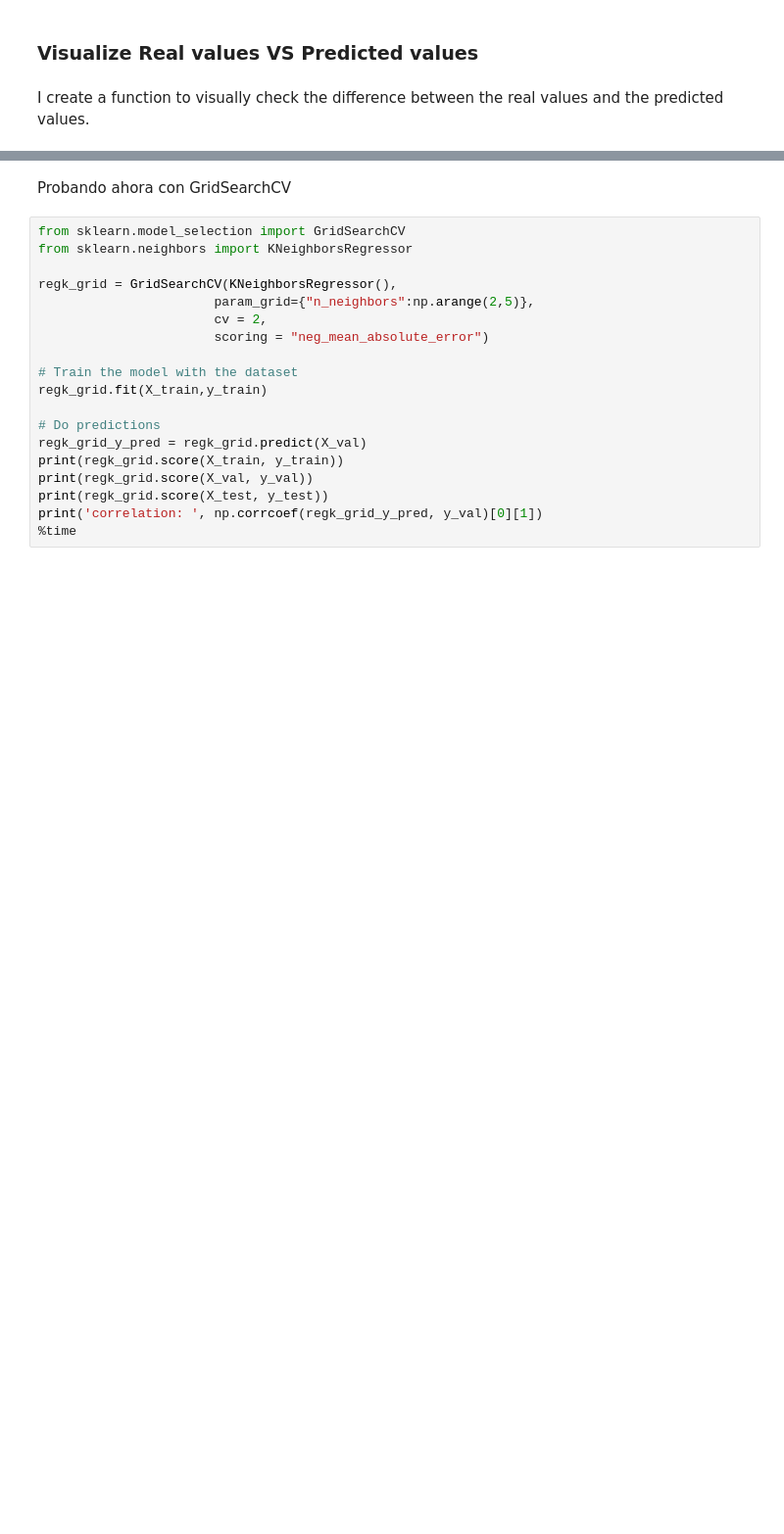
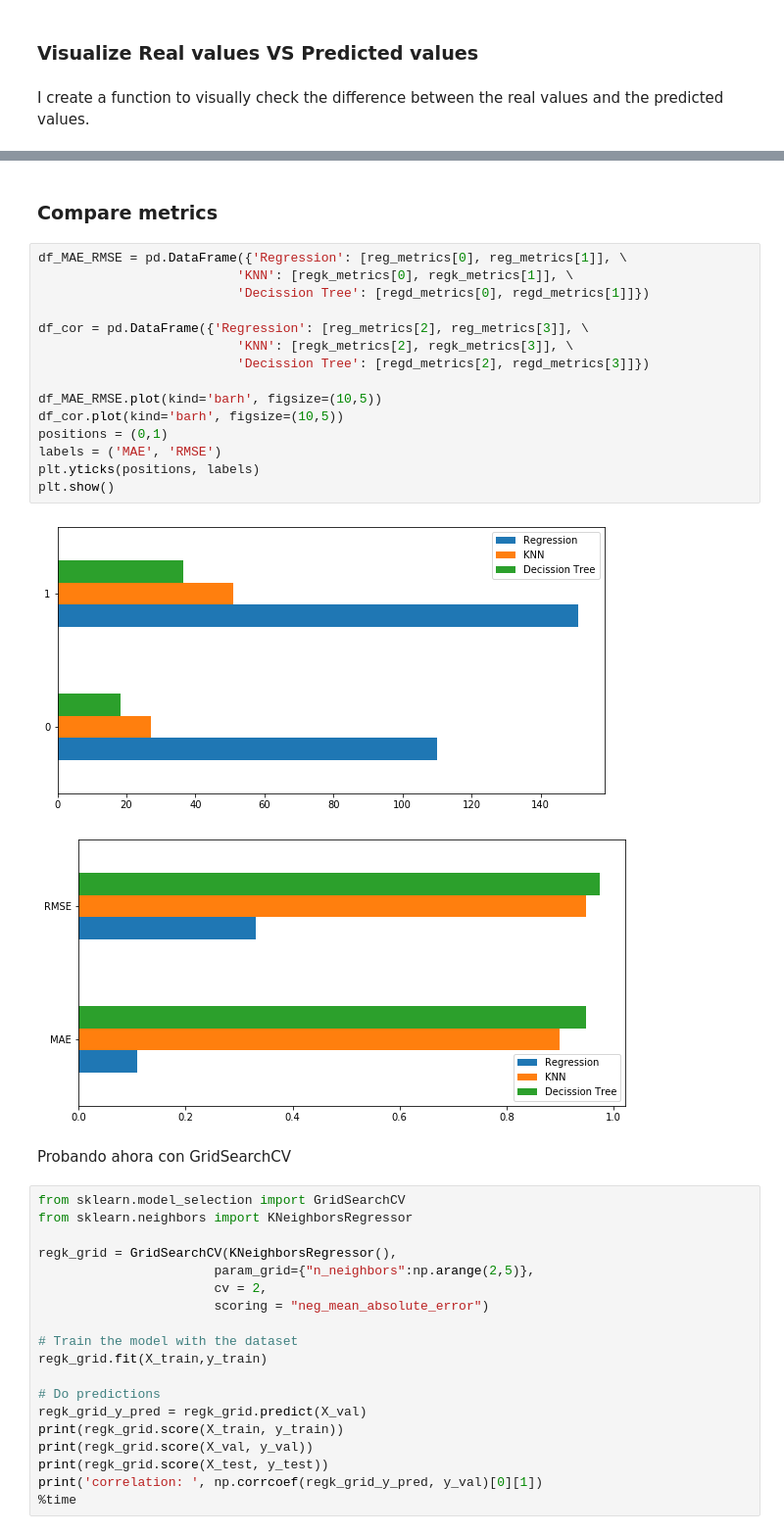
Before and after one commit to angelrps/MasterDataScience_FinalProject, a Jupyter notebook: notebooks/Modelling_01.ipynb, the cells around one changed output, grey strips where cells are left out. Shown at 98% size. Cells and saved outputs as stored; diff of their text form; blank space fills up the shorter version.

```diff
--- a/notebooks/Modelling_01.ipynb
+++ b/notebooks/Modelling_01.ipynb
@@ -324,3 +289,23 @@ ttt.head()
+# %% [markdown]
+### Compare metrics
+# %%
+df_MAE_RMSE = pd.DataFrame({'Regression': [reg_metrics[0], reg_metrics[1]], \
+                          'KNN': [regk_metrics[0], regk_metrics[1]], \
+                          'Decission Tree': [regd_metrics[0], regd_metrics[1]]})
+
+df_cor = pd.DataFrame({'Regression': [reg_metrics[2], reg_metrics[3]], \
+                          'KNN': [regk_metrics[2], regk_metrics[3]], \
+                          'Decission Tree': [regd_metrics[2], regd_metrics[3]]})
+
+df_MAE_RMSE.plot(kind='barh', figsize=(10,5))
+df_cor.plot(kind='barh', figsize=(10,5))
+positions = (0,1)
+labels = ('MAE', 'RMSE')
+plt.yticks(positions, labels)
+plt.show()
+# %% [output]
+[figure, added]
+[figure, added]
 # %% [markdown]
 Probando ahora con GridSearchCV
 # %%
```
Also changed, not shown: parts of 28 cells of this notebook.
